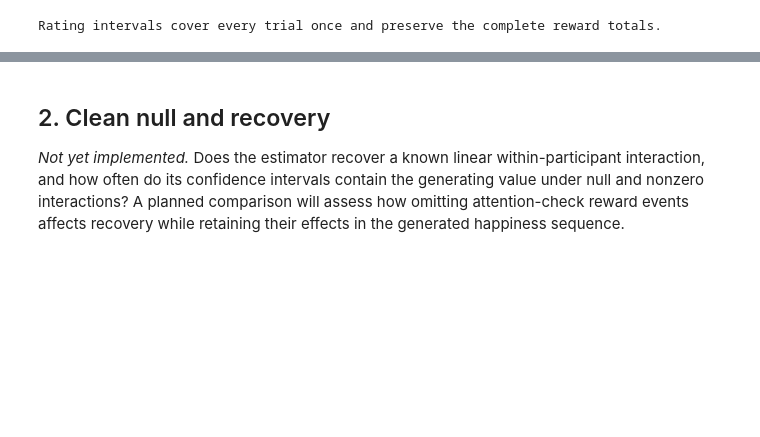
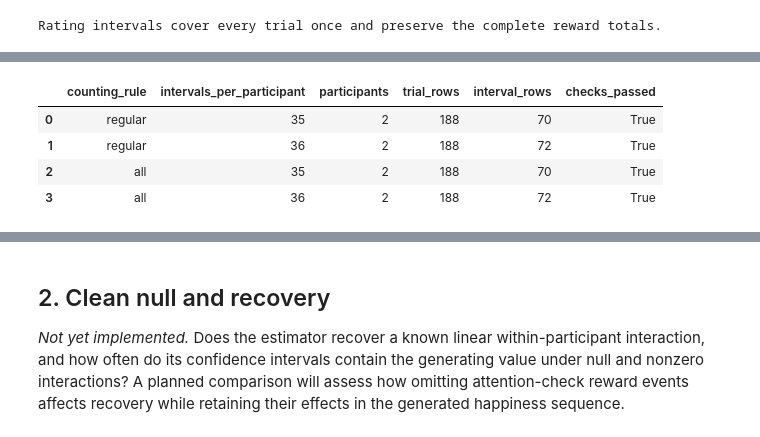
Before and after one commit to gustavbeen/mood-rpe-feasibility, a Jupyter notebook: notebooks/07_wang_model_validity.ipynb, the cells around one changed output, grey strips where cells are left out. Cells and saved outputs as stored; diff of their text form; code cells hidden in the pictures; blank space fills up the shorter version.

```diff
--- a/notebooks/07_wang_model_validity.ipynb
+++ b/notebooks/07_wang_model_validity.ipynb
@@ -536,0 +754,56 @@ Rating intervals cover every trial once and preserve the complete reward totals.
+# %%
+# reproduce the two-participant worked example from the same starting seed
+example_task = generate_task(
+    regular_offers,
+    n_participants=2,
+    base_seed=20261122,
+    replication=0,
+    n_intervals=36,
+    counting_rule="regular",
+    gamble_probability=0.5,
+)
+pd.testing.assert_frame_equal(example_task["trials"], trial_data, check_exact=True)
+pd.testing.assert_frame_equal(example_task["intervals"], reward_intervals, check_exact=True)
+
+# run the complete generator under each schedule configuration
+validation_rows = []
+for rule in ["regular", "all"]:
+    for count in [35, 36]:
+        task = generate_task(
+            regular_offers,
+            n_participants=2,
+            base_seed=20261122,
+            n_intervals=count,
+            counting_rule=rule,
+        )
+        trials = task["trials"]
+        intervals = task["intervals"]
+
+        for participant_id, events in trials.groupby("participant_id"):
+            assert len(events) == 94
+            assert events["is_attention_check"].sum() == 4
+            assert not (events["is_attention_check"] & events["rating_after"]).any()
+            assert events["rating_after"].sum() == count
+            assert events["rating_after"].iloc[-1]
+            regular = events[~events["is_attention_check"]]
+            np.testing.assert_array_equal(regular["regular_trial_order"], np.arange(1, 91))
+            counted = regular if rule == "regular" else events
+            assert counted.groupby("interval").size().isin([2, 3]).all()
+
+        validation_rows.append({
+            "counting_rule": rule,
+            "intervals_per_participant": count,
+            "participants": trials["participant_id"].nunique(),
+            "trial_rows": len(trials),
+            "interval_rows": len(intervals),
+            "checks_passed": True,
+        })
+
+validation_summary = pd.DataFrame(validation_rows)
+validation_summary
+# %% [output]
+|  | counting_rule | intervals_per_participant | participants | trial_rows | interval_rows | checks_passed |
+| 0 | regular | 35 | 2 | 188 | 70 | True |
+| 1 | regular | 36 | 2 | 188 | 72 | True |
+| 2 | all | 35 | 2 | 188 | 70 | True |
+| 3 | all | 36 | 2 | 188 | 72 | True |
```
Also changed, not shown: parts of 6 cells of this notebook.
